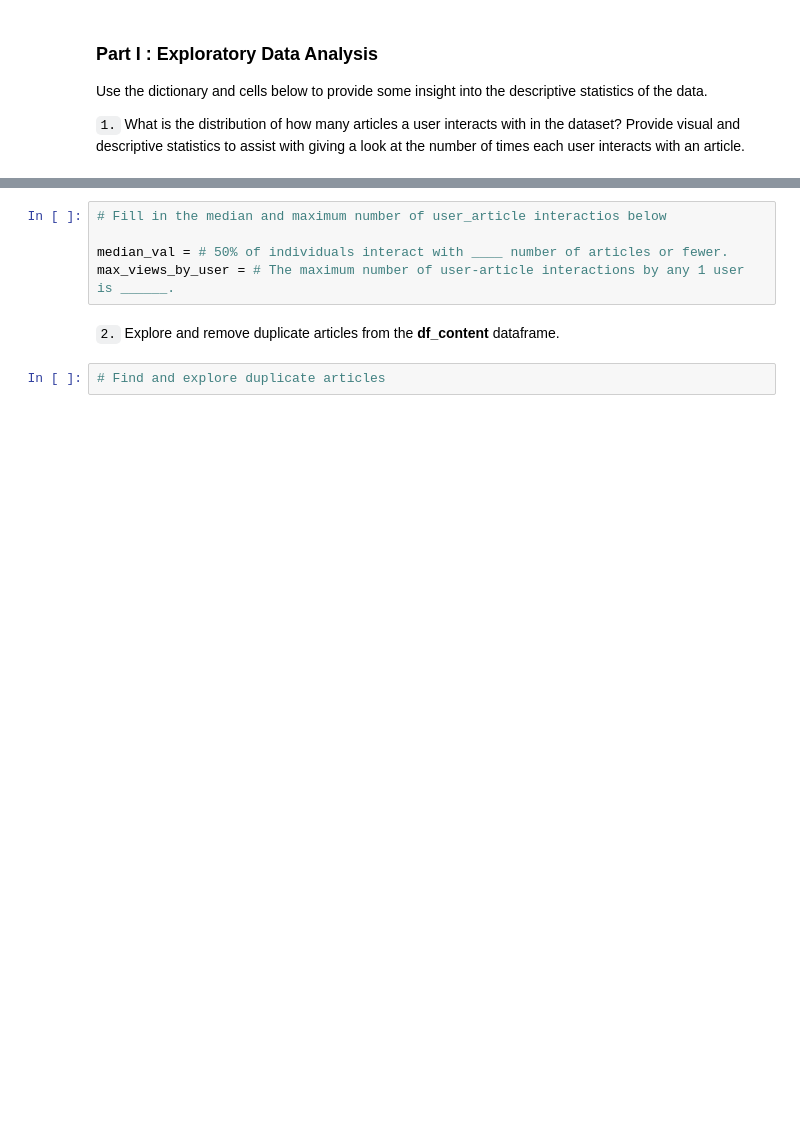
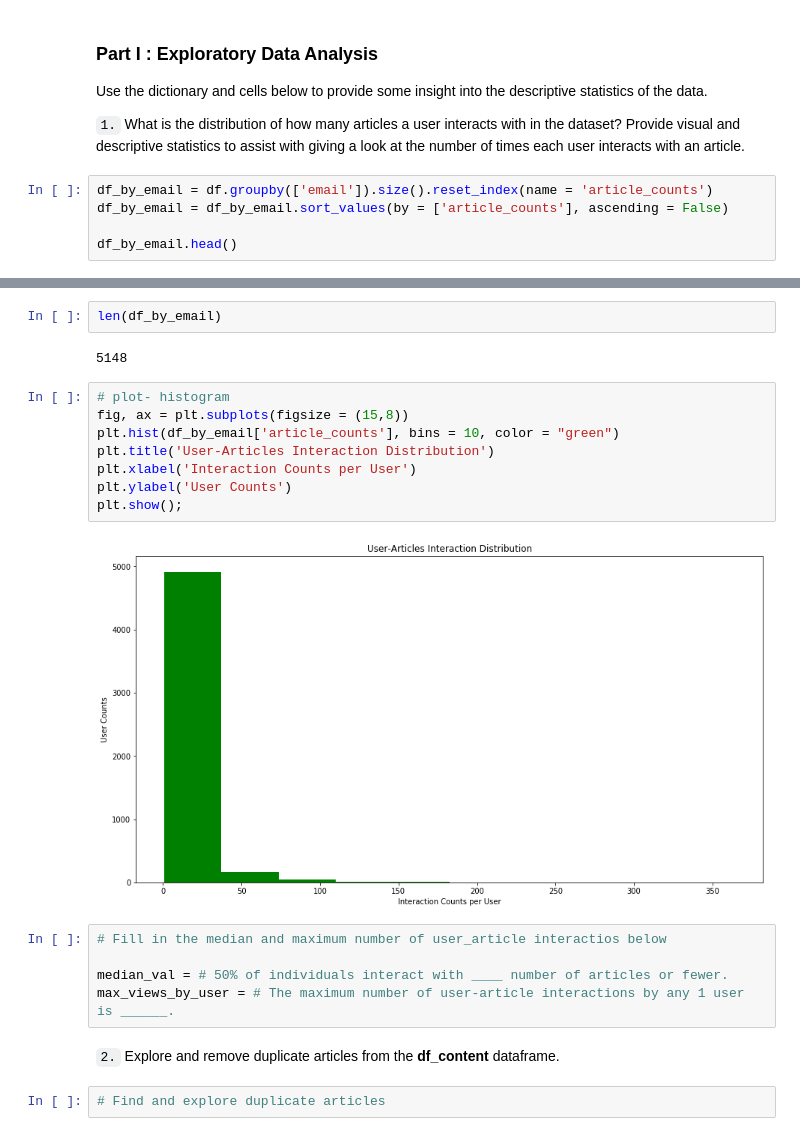
Before and after one commit to lch129444/Recommendations_with_IBM, a Jupyter notebook: Recommendations_with_IBM.ipynb, the cells around one changed output, grey strips where cells are left out. Drawn from its saved outputs; the diff is of its cells as text; blank space fills up the shorter version.

```diff
--- a/Recommendations_with_IBM.ipynb
+++ b/Recommendations_with_IBM.ipynb
@@ -43,3 +57,8 @@ df_content.head()
 Use the dictionary and cells below to provide some insight into the descriptive statistics of the data.
 
 `1.` What is the distribution of how many articles a user interacts with in the dataset?  Provide visual and descriptive statistics to assist with giving a look at the number of times each user interacts with an article.
+# %%
+df_by_email = df.groupby(['email']).size().reset_index(name = 'article_counts')
+df_by_email = df_by_email.sort_values(by = ['article_counts'], ascending = False)
+
+df_by_email.head()
@@ -46,3 +72,17 @@ Use the dictionary and cells below to provide some insight into the descriptive
+# %%
+len(df_by_email)
+# %% [output]
+5148
+# %%
+# plot- histogram
+fig, ax = plt.subplots(figsize = (15,8))
+plt.hist(df_by_email['article_counts'], bins = 10, color = "green")
+plt.title('User-Articles Interaction Distribution')
+plt.xlabel('Interaction Counts per User')
+plt.ylabel('User Counts')
+plt.show();
+# %% [output]
+[figure, added]
 # %%
 # Fill in the median and maximum number of user_article interactios below
 
```
Also changed, not shown: parts of 3 cells of this notebook.
